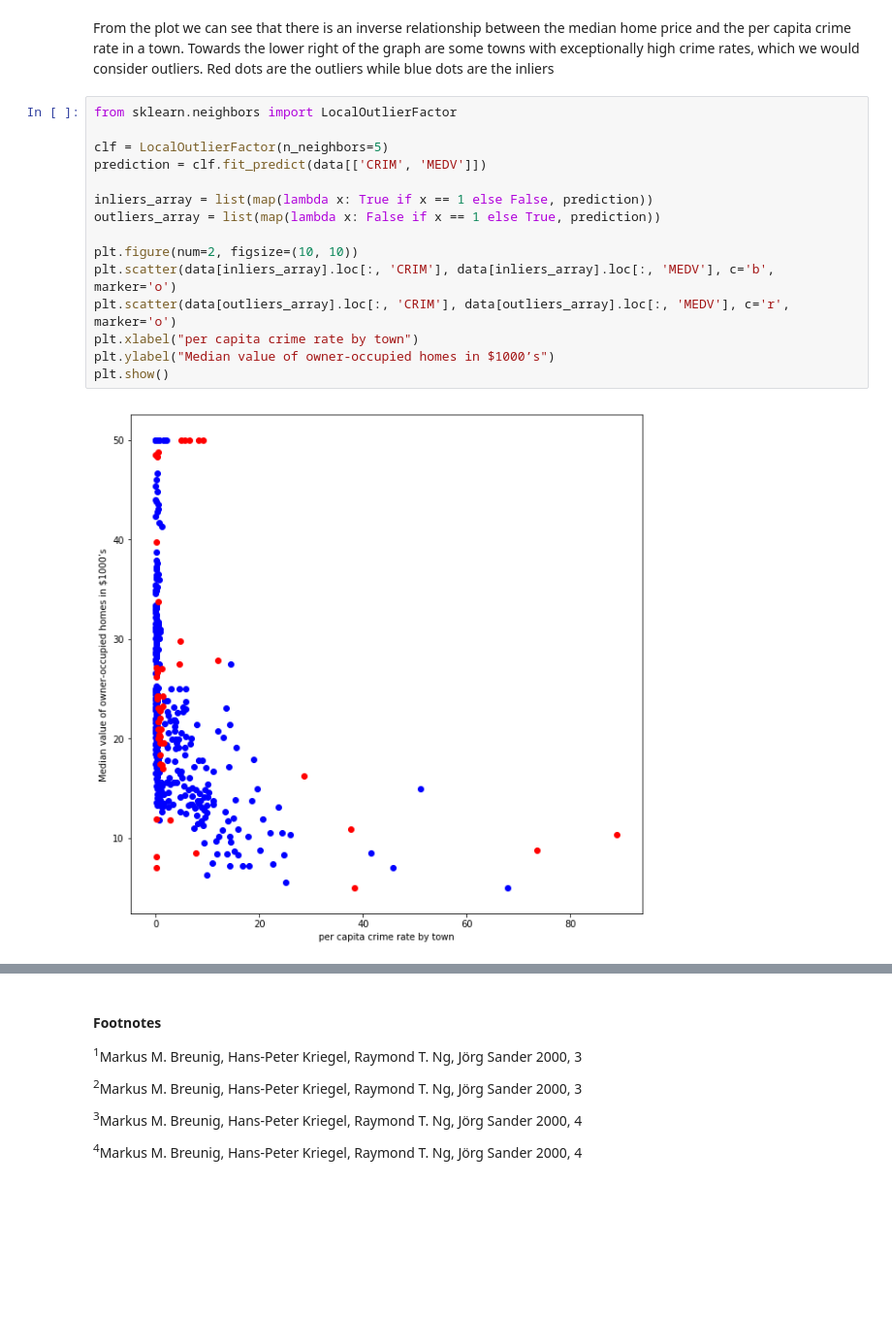
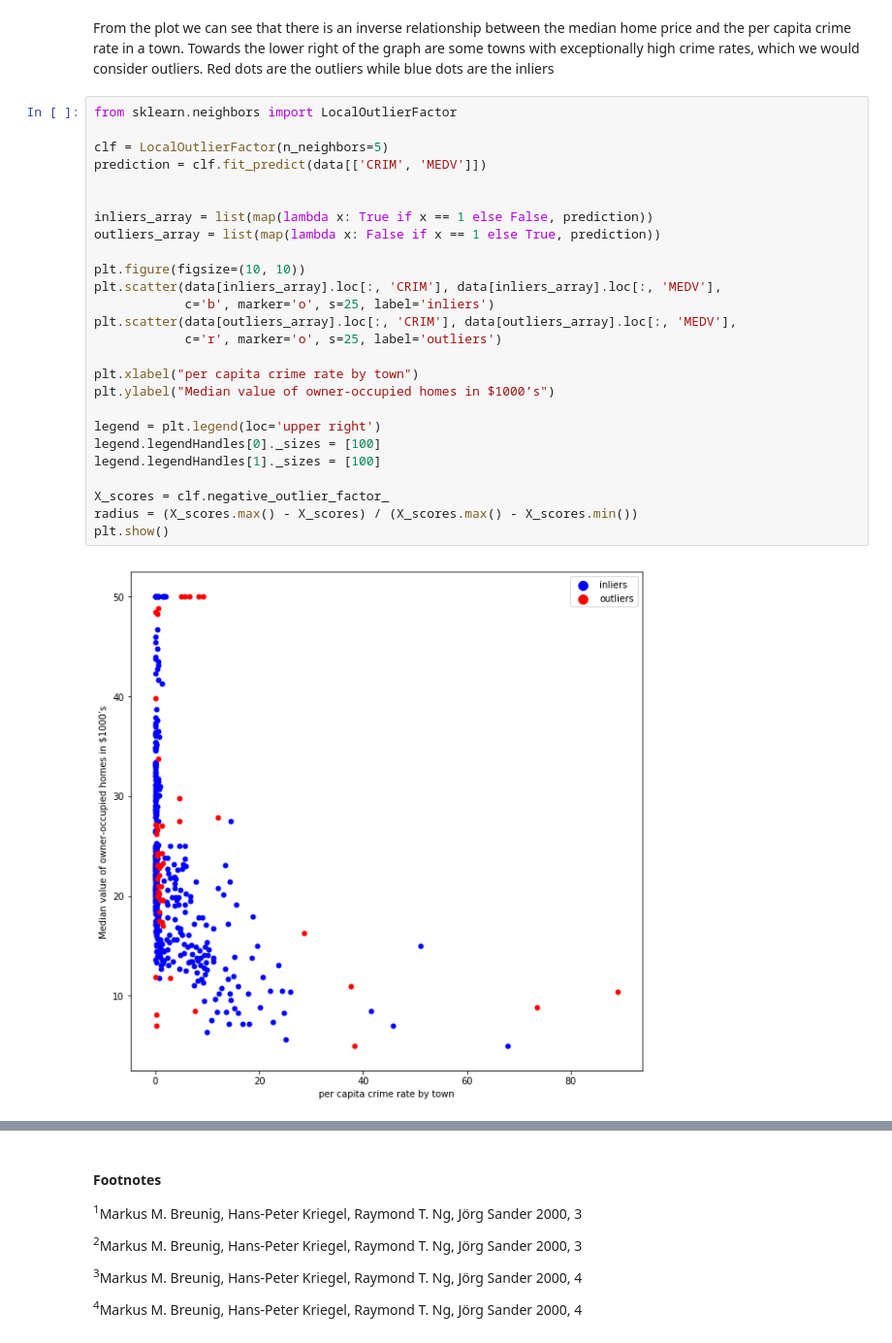
Before and after one commit to ckeisato/ML210LOFReport, a Jupyter notebook: index.ipynb, the cells around one changed output, grey strips where cells are left out. Shown: that part at 97% size. Cells and saved outputs as stored; diff of their text form; blank space fills up the shorter version.

```diff
--- a/index.ipynb
+++ b/index.ipynb
@@ -69,18 +69,29 @@ Red dots are the outliers while blue dots are the inliers
 # %%
 from sklearn.neighbors import LocalOutlierFactor
 
 clf = LocalOutlierFactor(n_neighbors=5)
 prediction = clf.fit_predict(data[['CRIM', 'MEDV']])
 
+
 inliers_array = list(map(lambda x: True if x == 1 else False, prediction))
 outliers_array = list(map(lambda x: False if x == 1 else True, prediction))
 
-plt.figure(num=2, figsize=(10, 10))
-plt.scatter(data[inliers_array].loc[:, 'CRIM'], data[inliers_array].loc[:, 'MEDV'], c='b', marker='o')
-plt.scatter(data[outliers_array].loc[:, 'CRIM'], data[outliers_array].loc[:, 'MEDV'], c='r', marker='o')
+plt.figure(figsize=(10, 10))
+plt.scatter(data[inliers_array].loc[:, 'CRIM'], data[inliers_array].loc[:, 'MEDV'],
+            c='b', marker='o', s=25, label='inliers')
+plt.scatter(data[outliers_array].loc[:, 'CRIM'], data[outliers_array].loc[:, 'MEDV'],
+            c='r', marker='o', s=25, label='outliers')
+
 plt.xlabel("per capita crime rate by town")
 plt.ylabel("Median value of owner-occupied homes in $1000’s")
+
+legend = plt.legend(loc='upper right')
+legend.legendHandles[0]._sizes = [100]
+legend.legendHandles[1]._sizes = [100]
+
+X_scores = clf.negative_outlier_factor_
+radius = (X_scores.max() - X_scores) / (X_scores.max() - X_scores.min())
 plt.show()
 # %% [output]
-[figure, old version]
+[figure, new version]
 # %% [markdown]
```
Also changed, not shown: parts of 6 cells of this notebook.
